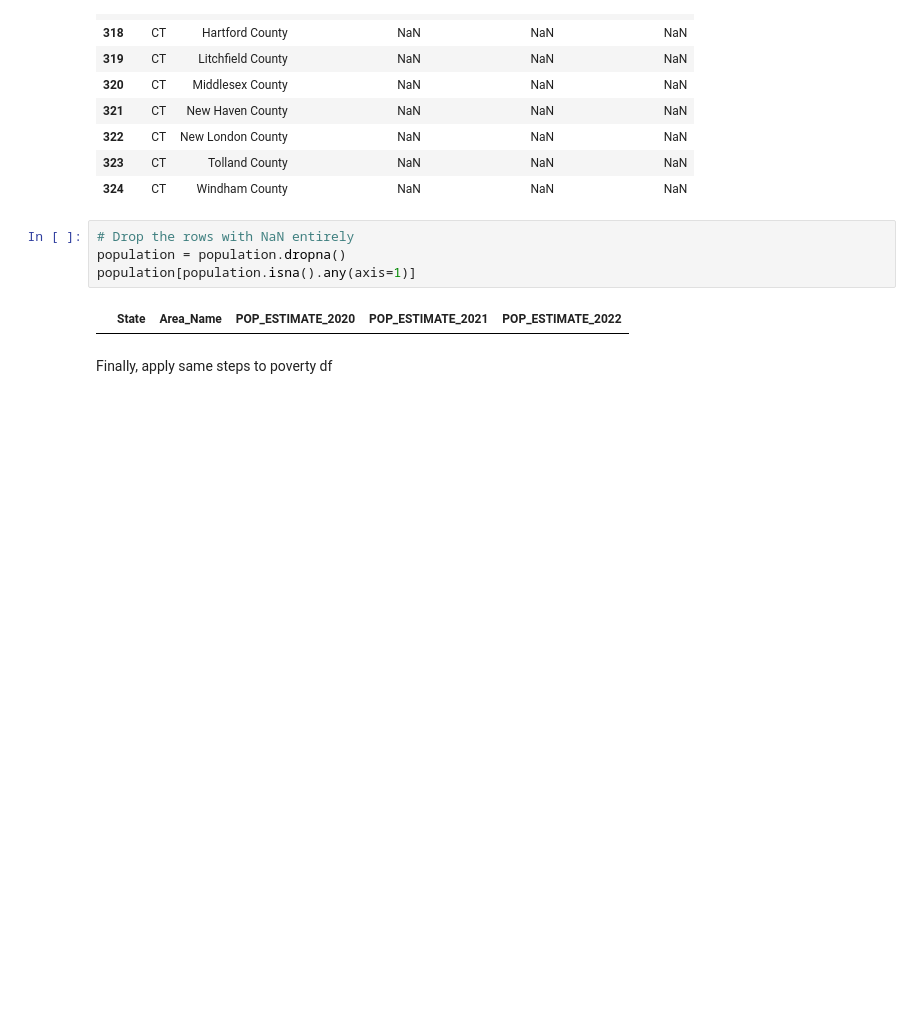
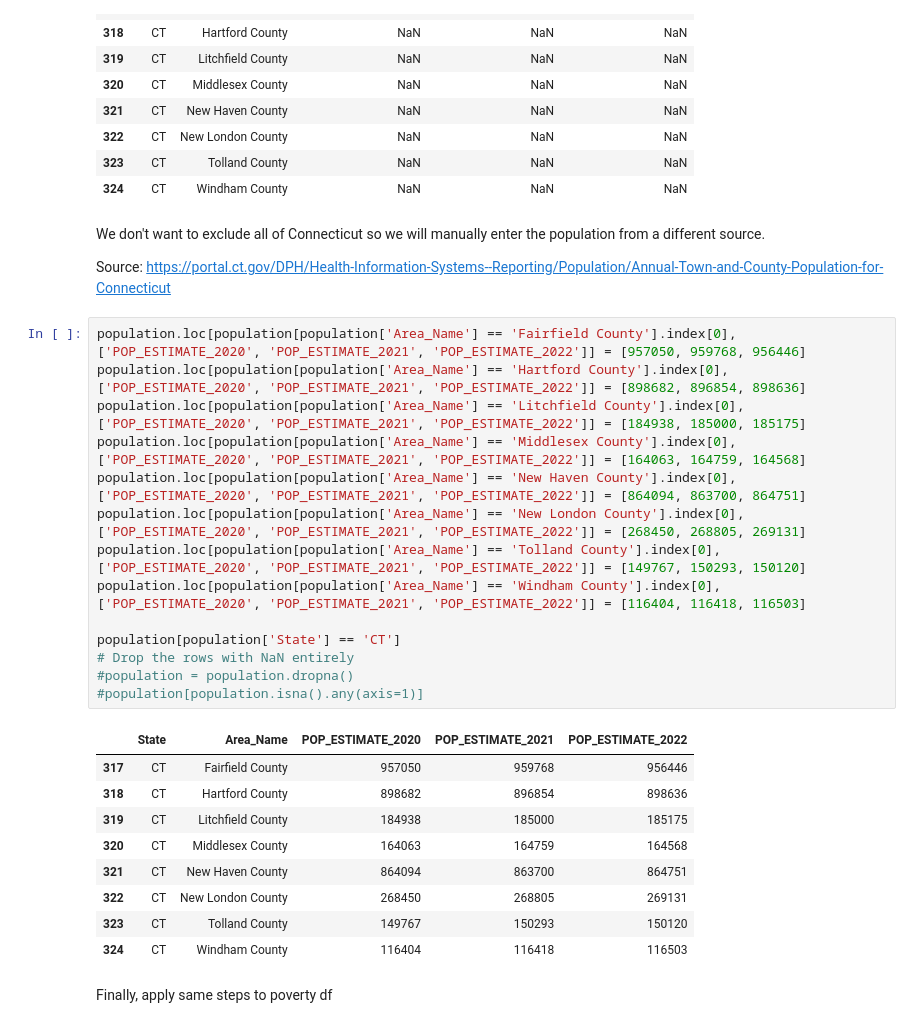
Before and after one commit to mattshinder/US-County-COVID-19-Correlations, a Jupyter notebook: data_wrangling.ipynb, the cells around one changed output. Drawn from its saved outputs; the diff is of its cells as text; blank space fills up the shorter version.

```diff
--- a/data_wrangling.ipynb
+++ b/data_wrangling.ipynb
@@ -363,12 +366,34 @@ population[population.isna().any(axis=1)]
 | 322 | CT | New London County | NaN | NaN | NaN |
 | 323 | CT | Tolland County | NaN | NaN | NaN |
 | 324 | CT | Windham County | NaN | NaN | NaN |
+# %% [markdown]
+We don't want to exclude all of Connecticut so we will manually enter the population from a different source.
+
+Source: https://portal.ct.gov/DPH/Health-Information-Systems--Reporting/Population/Annual-Town-and-County-Population-for-Connecticut
 # %%
+population.loc[population[population['Area_Name'] == 'Fairfield County'].index[0], ['POP_ESTIMATE_2020', 'POP_ESTIMATE_2021', 'POP_ESTIMATE_2022']] = [957050, 959768, 956446]
+population.loc[population[population['Area_Name'] == 'Hartford County'].index[0], ['POP_ESTIMATE_2020', 'POP_ESTIMATE_2021', 'POP_ESTIMATE_2022']] = [898682, 896854, 898636]
+population.loc[population[population['Area_Name'] == 'Litchfield County'].index[0], ['POP_ESTIMATE_2020', 'POP_ESTIMATE_2021', 'POP_ESTIMATE_2022']] = [184938, 185000, 185175]
+population.loc[population[population['Area_Name'] == 'Middlesex County'].index[0], ['POP_ESTIMATE_2020', 'POP_ESTIMATE_2021', 'POP_ESTIMATE_2022']] = [164063, 164759, 164568]
+population.loc[population[population['Area_Name'] == 'New Haven County'].index[0], ['POP_ESTIMATE_2020', 'POP_ESTIMATE_2021', 'POP_ESTIMATE_2022']] = [864094, 863700, 864751]
+population.loc[population[population['Area_Name'] == 'New London County'].index[0], ['POP_ESTIMATE_2020', 'POP_ESTIMATE_2021', 'POP_ESTIMATE_2022']] = [268450, 268805, 269131]
+population.loc[population[population['Area_Name'] == 'Tolland County'].index[0], ['POP_ESTIMATE_2020', 'POP_ESTIMATE_2021', 'POP_ESTIMATE_2022']] = [149767, 150293, 150120]
+population.loc[population[population['Area_Name'] == 'Windham County'].index[0], ['POP_ESTIMATE_2020', 'POP_ESTIMATE_2021', 'POP_ESTIMATE_2022']] = [116404, 116418, 116503]
+
+population[population['State'] == 'CT']
 # Drop the rows with NaN entirely
-population = population.dropna()
-population[population.isna().any(axis=1)]
+#population = population.dropna()
+#population[population.isna().any(axis=1)]
 # %% [output]
 |  | State | Area_Name | POP_ESTIMATE_2020 | POP_ESTIMATE_2021 | POP_ESTIMATE_2022 |
+| 317 | CT | Fairfield County | 957050 | 959768 | 956446 |
+| 318 | CT | Hartford County | 898682 | 896854 | 898636 |
+| 319 | CT | Litchfield County | 184938 | 185000 | 185175 |
+| 320 | CT | Middlesex County | 164063 | 164759 | 164568 |
+| 321 | CT | New Haven County | 864094 | 863700 | 864751 |
+| 322 | CT | New London County | 268450 | 268805 | 269131 |
+| 323 | CT | Tolland County | 149767 | 150293 | 150120 |
+| 324 | CT | Windham County | 116404 | 116418 | 116503 |
 # %% [markdown]
 Finally, apply same steps to poverty df
 # %%
```
Also changed, not shown: parts of 23 cells of this notebook, 1 other file.
